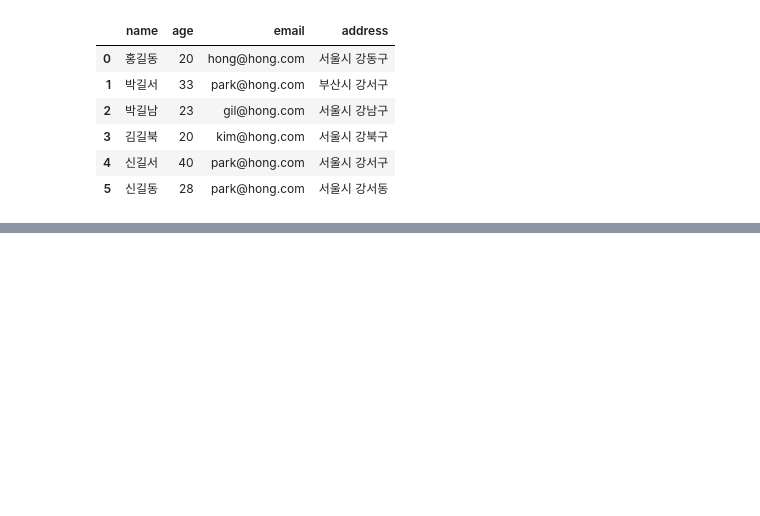
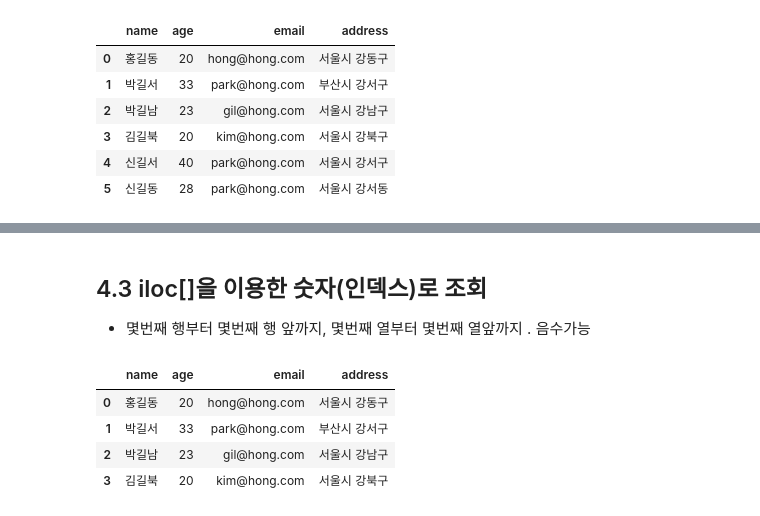
Before and after one commit to comlec/rapa, a Jupyter notebook: source/Python/ch10_Pandas(데이터프레임,시리즈).ipynb, the cells around one changed output, grey strips where cells are left out. Saved outputs shown, nothing was run; the diff lists cells and outputs as text; code cells hidden in the pictures; blank space fills up the shorter version.

```diff
--- a/source/Python/ch10_Pandas(데이터프레임,시리즈).ipynb
+++ b/source/Python/ch10_Pandas(데이터프레임,시리즈).ipynb
@@ -328,0 +412,11 @@ member
+# %% [markdown]
+## 4.3 iloc[]을 이용한 숫자(인덱스)로 조회
+- 몇번째 행부터 몇번째 행 앞까지, 몇번째 열부터 몇번째 열앞까지 . 음수가능
+# %%
+member.iloc[0:4] # 슬라이싱 from:to:step : from부터 to앞까지 step씩
+# %% [output]
+|  | name | age | email | address |
+| 0 | 홍길동 | 20 | hong@hong.com | 서울시 강동구 |
+| 1 | 박길서 | 33 | park@hong.com | 부산시 강서구 |
+| 2 | 박길남 | 23 | gil@hong.com | 서울시 강남구 |
+| 3 | 김길북 | 20 | kim@hong.com | 서울시 강북구 |
```
Also changed, not shown: parts of 14 cells of this notebook.
